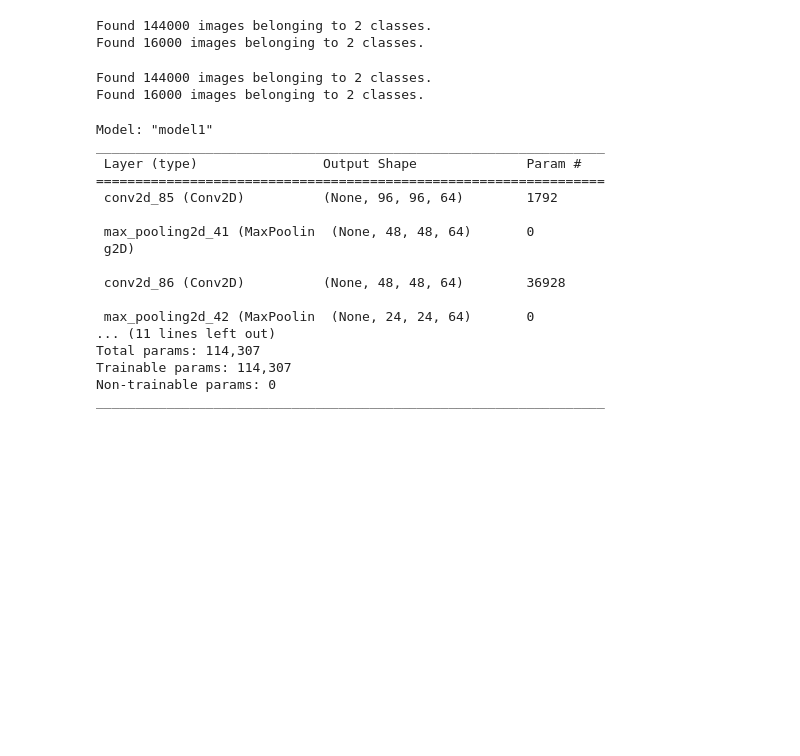
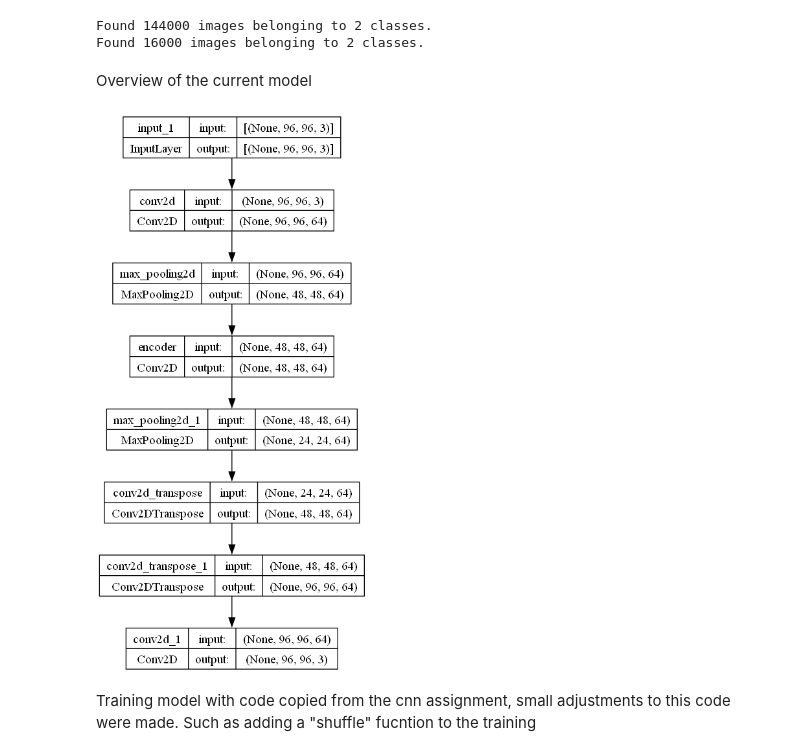
Before and after one commit to Undefined1234/8p361-project-imaging_gr2, a Jupyter notebook: code/main_project.ipynb, the cells around one changed output. Cells and saved outputs as stored; diff of their text form; code cells hidden in the pictures; blank space fills up the shorter version.

```diff
--- a/code/main_project.ipynb
+++ b/code/main_project.ipynb
@@ -107,30 +117,13 @@ model1._name = 'model1'
-# %%
-train_gen, val_gen = get_pcam_generators('../')
-# %% [output]
-Found 144000 images belonging to 2 classes.
-Found 16000 images belonging to 2 classes.
+# %% [markdown]
+<p> Overview of the current model </p>
 # %%
 #for layer in model1.layers:
 #    print(layer.output_shape)
-model1.summary()
+utils.plot_model(model1, show_shapes=True, show_layer_names=True, to_file='model1.png')
 # %% [output]
-Model: "model1"
-_________________________________________________________________
- Layer (type)                Output Shape              Param #
-=================================================================
- conv2d_85 (Conv2D)          (None, 96, 96, 64)        1792
-
- max_pooling2d_41 (MaxPoolin  (None, 48, 48, 64)       0
- g2D)
-
- conv2d_86 (Conv2D)          (None, 48, 48, 64)        36928
-
- max_pooling2d_42 (MaxPoolin  (None, 24, 24, 64)       0
-... (11 lines left out)
-Total params: 114,307
-Trainable params: 114,307
-Non-trainable params: 0
-_________________________________________________________________
+[figure, added]
+# %% [markdown]
+<p>Training model with code copied from the cnn assignment, small adjustments to this code were made. Such as adding a "shuffle" fucntion to the training</p>
 # %%
 # save the model and weights
 model_name = 'my_first_cnn_model'
```
Also changed, not shown: parts of 14 cells of this notebook, 6 other files.
